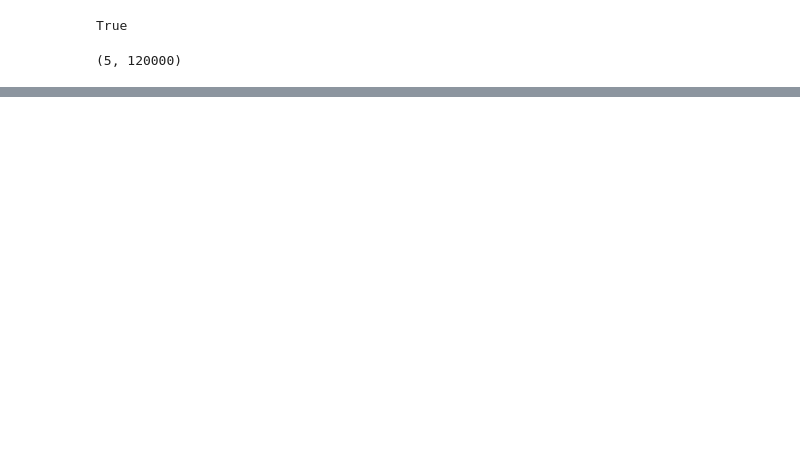
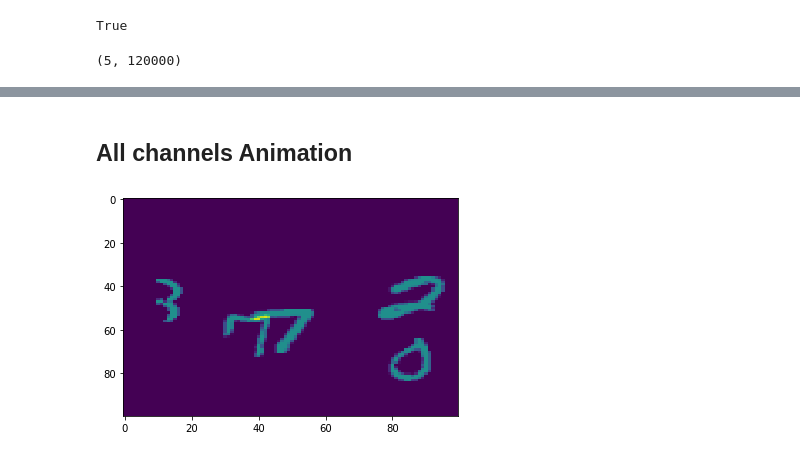
Before and after one commit to krysial/ift6759-t6-p1, a Jupyter notebook: notebooks/synthetic.ipynb, the cells around one changed output, grey strips where cells are left out. Cells and saved outputs as stored; diff of their text form; code cells hidden in the pictures; blank space fills up the shorter version.

```diff
--- a/notebooks/synthetic.ipynb
+++ b/notebooks/synthetic.ipynb
@@ -38,0 +82,7 @@ plt.show()
+# %% [markdown]
+**All channels Animation**
+---
+# %%
+show_animation(opts, images)
+# %% [output]
+[figure, added]
```
Also changed, not shown: parts of 6 cells of this notebook, 3 other files.
